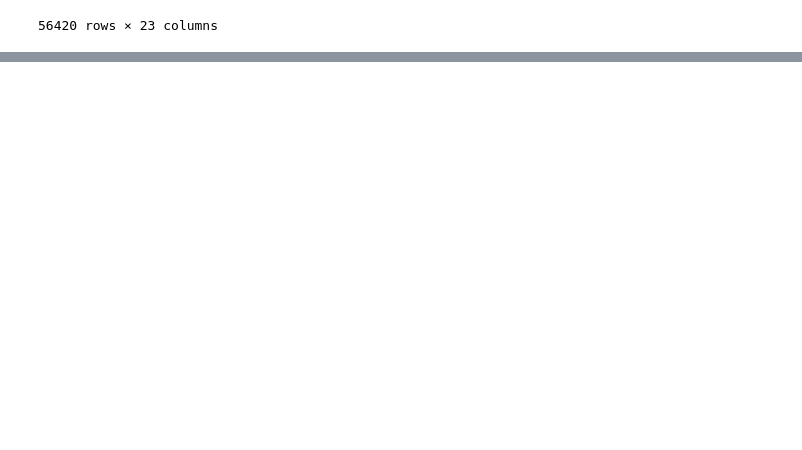
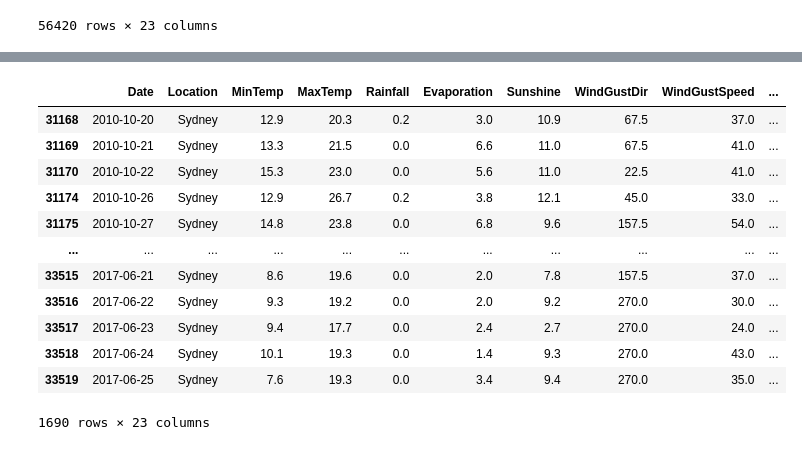
Before and after one commit to siw2009/Sabermetrics_research, a Jupyter notebook: inspection.ipynb, the cells around one changed output, grey strips where cells are left out. Saved outputs shown, nothing was run; the diff lists cells and outputs as text; code cells hidden in the pictures; blank space fills up the shorter version.

Commit message:
cleaned dataframe, export it to csv RainTomorrow, RainToday to 0 and 1

```diff
--- a/inspection.ipynb
+++ b/inspection.ipynb
@@ -130,3 +130,7 @@ df_dir2num
 | 142301 | 2017-06-23 | Darwin | 19.5 | 31.8 | 0.0 | 6.2 | 10.6 | 112.5 | 26.0 | ... |
 | 142302 | 2017-06-24 | Darwin | 20.2 | 31.7 | 0.0 | 5.6 | 10.7 | 67.5 | 30.0 | ... |
 56420 rows × 23 columns
+# %%
+df_cleaned = df_dir2num.copy()
+df_cleaned['RainToday'] = df_cleaned['RainToday'].replace({'Yes': 1, 'No': 0})
+df_cleaned['RainTomorrow'] = df_cleaned['RainTomorrow'].replace({'Yes': 1, 'No': 0})
@@ -132,0 +173,17 @@ df_dir2num
+# %%
+df_sydney = df_cleaned[df_cleaned['Location'] == 'Sydney']
+df_sydney
+# %% [output]
+|  | Date | Location | MinTemp | MaxTemp | Rainfall | Evaporation | Sunshine | WindGustDir | WindGustSpeed | ... |
+| 31168 | 2010-10-20 | Sydney | 12.9 | 20.3 | 0.2 | 3.0 | 10.9 | 67.5 | 37.0 | ... |
+| 31169 | 2010-10-21 | Sydney | 13.3 | 21.5 | 0.0 | 6.6 | 11.0 | 67.5 | 41.0 | ... |
+| 31170 | 2010-10-22 | Sydney | 15.3 | 23.0 | 0.0 | 5.6 | 11.0 | 22.5 | 41.0 | ... |
+| 31174 | 2010-10-26 | Sydney | 12.9 | 26.7 | 0.2 | 3.8 | 12.1 | 45.0 | 33.0 | ... |
+| 31175 | 2010-10-27 | Sydney | 14.8 | 23.8 | 0.0 | 6.8 | 9.6 | 157.5 | 54.0 | ... |
+| ... | ... | ... | ... | ... | ... | ... | ... | ... | ... | ... |
+| 33515 | 2017-06-21 | Sydney | 8.6 | 19.6 | 0.0 | 2.0 | 7.8 | 157.5 | 37.0 | ... |
+| 33516 | 2017-06-22 | Sydney | 9.3 | 19.2 | 0.0 | 2.0 | 9.2 | 270.0 | 30.0 | ... |
+| 33517 | 2017-06-23 | Sydney | 9.4 | 17.7 | 0.0 | 2.4 | 2.7 | 270.0 | 24.0 | ... |
+| 33518 | 2017-06-24 | Sydney | 10.1 | 19.3 | 0.0 | 1.4 | 9.3 | 270.0 | 43.0 | ... |
+| 33519 | 2017-06-25 | Sydney | 7.6 | 19.3 | 0.0 | 3.4 | 9.4 | 270.0 | 35.0 | ... |
+1690 rows × 23 columns
```
Also changed, not shown: parts of 6 cells of this notebook, 1 other file.
